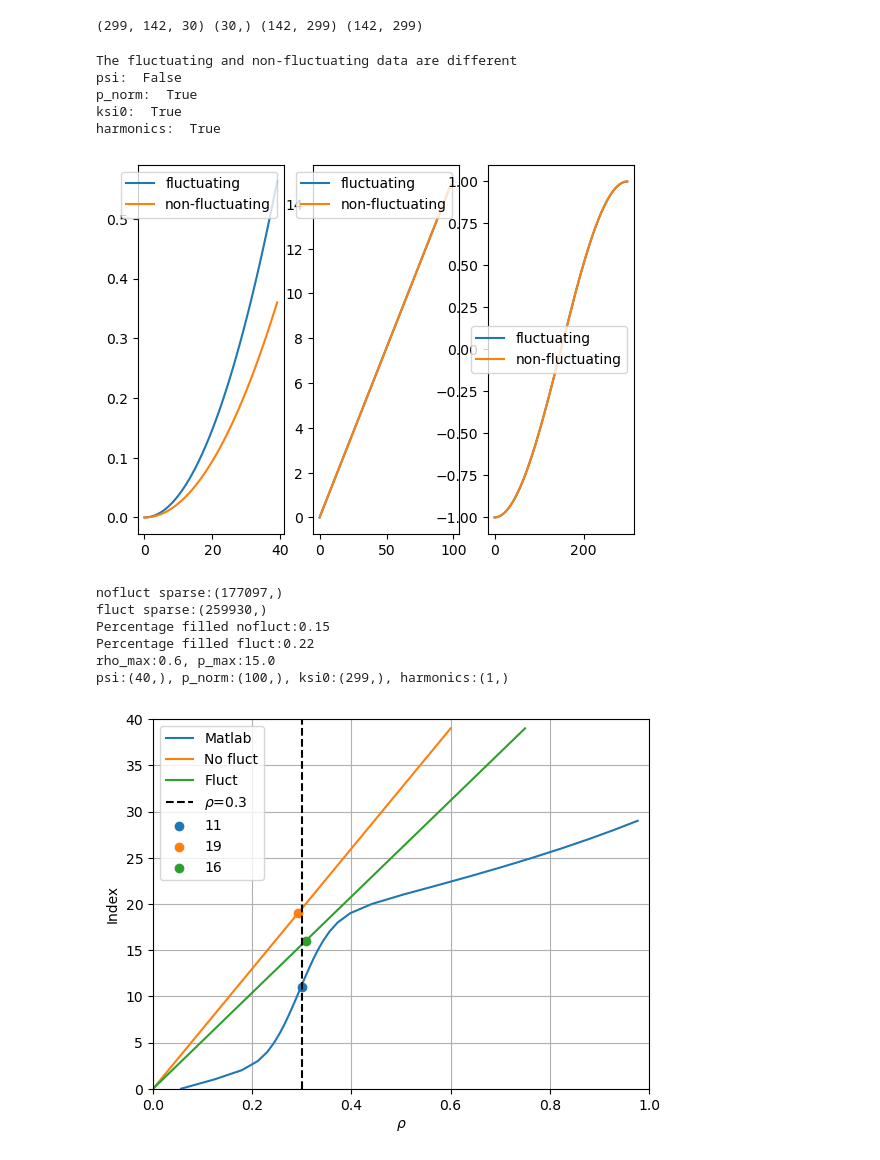
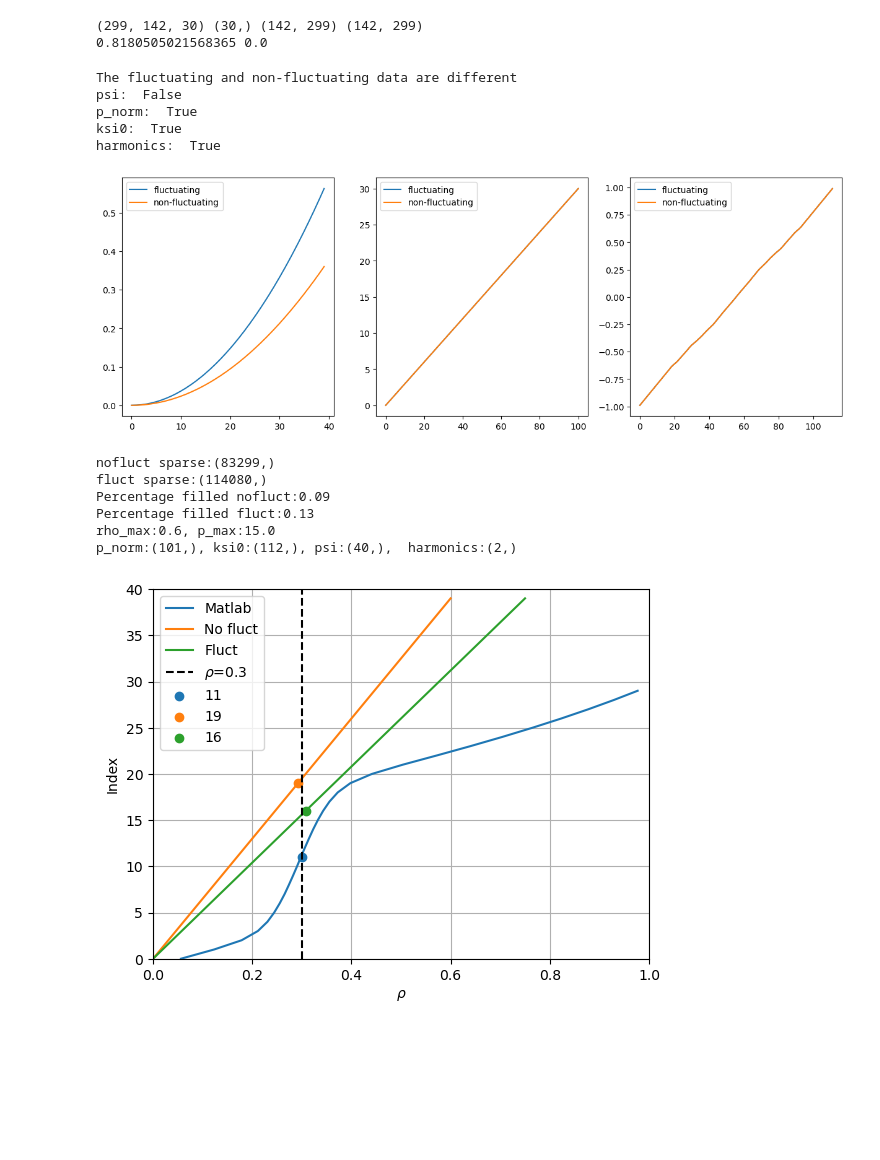
Before and after one commit to EwoutDevlaminck/WKBacca_QL, a Jupyter notebook: Analysis_sparse_test.ipynb, the cells around one changed output. Drawn from its saved outputs; the diff is of its cells as text; code cells hidden in the pictures; blank space fills up the shorter version.

Commit message:
Proper sparsification according to fortran convention for implementation in matlab after. Reran both cases and made the psi grid go all from 0.0022 to 1

```diff
--- a/Analysis_sparse_test.ipynb
+++ b/Analysis_sparse_test.ipynb
@@ -54,8 +54,10 @@ cm_data = [[0.2081, 0.1663, 0.5292], [0.2116238095, 0.1897809524, 0.5776761905],
 parula_map = LinearSegmentedColormap.from_list('parula', cm_data)
 parula_map.set_under(cm_data[0])
 # %%
-filename_nofluct = '/home/devlamin/Documents/WKBeam_related/Cases_ran_before/TCV72644_1.25/No_fluct/QL_bounce_TCV72644_1.25_nofluct_sparse.h5'
-filename_fluct = '/home/devlamin/Documents/WKBeam_related/Cases_ran_before/TCV72644_1.25/Fluct/QL_bounce_TCV72644_1.25_fluct_sparse.h5'
+filename_nofluct = '/home/devlamin/Documents/WKBeam_related/WKBacca_QL/QL_bounce_TCV72644_1.25_nofluct_LUKE_sparse.h5'
+filename_fluct = '/home/devlamin/Documents/WKBeam_related/WKBacca_QL/QL_bounce_TCV72644_1.25_fluct_LUKE_sparse.h5'
+
+#filename_fluct = '/home/devlamin/Documents/WKBeam_related/Cases_ran_before/TCV72644_1.25/Fluct/QL_bounce_TCV72644_1.25_fluct_sparse.h5'
 
 matlab_file = '/home/devlamin/Documents/WKBeam_related/WKBacca_QL/WKBacca_cases/TCV72644_1.25/input/Drf_data.mat'
 # %%
@@ -69,8 +71,13 @@ Pnorm_mat = mat['PP'][0,0]
 Ksi0_mat = mat['MHU'][0,0]
 Ppar_mat, Pper_mat = Pnorm_mat*Ksi0_mat, Pnorm_mat*np.sqrt(1-Ksi0_mat**2)
 print(Drf_mat.shape, rho_mat.shape, Pnorm_mat.shape, Ksi0_mat.shape)
+
+max_mat = np.max(Drf_mat)
+min_mat = np.min(Drf_mat)
+print(max_mat, min_mat)
 # %% [output]
 (299, 142, 30) (30,) (142, 299) (142, 299)
+0.8180505021568365 0.0
 # %%
 file_nofluct = h5py.File(filename_nofluct, 'r')
 file_fluct = h5py.File(filename_fluct, 'r')
@@ -90,7 +97,7 @@ harmonics = file_nofluct['harmonics'][()]
 Trapksi0_w = file_nofluct['Trapksi0_w'][()]
 Trapksi0_h = file_nofluct['Trapksi0_h'][()]
 
-QL_bounce_sparse = file_nofluct[dataname][()]
+QL_bounce_sparse = file_nofluct[dataname + '_sparse'][()]
 QL_mask = file_nofluct['mask_'+dataname][()]
 
 file_nofluct.close()
@@ -105,7 +112,7 @@ harmonics_fluct = file_fluct['harmonics'][()]
 Trapksi0_w_fluct = file_fluct['Trapksi0_w'][()]
 Trapksi0_h_fluct = file_fluct['Trapksi0_h'][()]
 
-QL_bounce_sparse_fluct = file_fluct[dataname][()]
+QL_bounce_sparse_fluct = file_fluct[dataname + '_sparse'][()]
 QL_mask_fluct = file_fluct['mask_'+dataname][()]
 
 file_fluct.close()
@@ -147,43 +154,43 @@ else:
     print('psi: ', np.all(psi_fluct == psi))
     print('p_norm: ', np.all(p_norm_fluct == p_norm))
     print('ksi0: ', np.all(ksi0_fluct == ksi0))
     print('harmonics: ', np.all(harmonics_fluct == harmonics))
-    plt.figure()
+    plt.figure(figsize=(15, 5))
     ax = plt.subplot(131)
     plt.plot(psi_fluct.flatten(), label='fluctuating')
     plt.plot(psi.flatten(), label='non-fluctuating')
     plt.legend()
     ax = plt.subplot(132)
     plt.plot(p_norm_fluct.flatten(), label='fluctuating')
     plt.plot(p_norm.flatten(), label='non-fluctuating')
     plt.legend()
     ax = plt.subplot(133)
     plt.plot(ksi0_fluct.flatten(), label='fluctuating')
     plt.plot(ksi0.flatten(), label='non-fluctuating')
     plt.legend()
     plt.show()
 
-p_max = np.max(p_norm)
+p_max = np.max(p_norm)/2
 rho_max = np.max(np.sqrt(psi))
 print(f'nofluct sparse:{QL_bounce_sparse.shape}')
 print(f'fluct sparse:{QL_bounce_sparse_fluct.shape}')
 print(f'Percentage filled nofluct:{QL_bounce_sparse.shape[0]/(psi.shape[0]*p_norm.shape[0]*ksi0.shape[0]*harmonics.shape[0]):.2f}')
 print(f'Percentage filled fluct:{QL_bounce_sparse_fluct.shape[0]/(psi_fluct.shape[0]*p_norm_fluct.shape[0]*ksi0_fluct.shape[0]*harmonics_fluct.shape[0]):.2f}')
 print(f'rho_max:{rho_max}, p_max:{p_max}')
-print(f'psi:{psi.shape}, p_norm:{p_norm.shape}, ksi0:{ksi0.shape}, harmonics:{harmonics.shape}')
+print(f'p_norm:{p_norm.shape}, ksi0:{ksi0.shape}, psi:{psi.shape},  harmonics:{harmonics.shape}')
 # %% [output]
 The fluctuating and non-fluctuating data are different
 psi:  False
 p_norm:  True
 ksi0:  True
 harmonics:  True
-[figure, old version]
+[figure, new version]
-nofluct sparse:(177097,)
-fluct sparse:(259930,)
-Percentage filled nofluct:0.15
-Percentage filled fluct:0.22
+nofluct sparse:(83299,)
+fluct sparse:(114080,)
+Percentage filled nofluct:0.09
+Percentage filled fluct:0.13
 rho_max:0.6, p_max:15.0
-psi:(40,), p_norm:(100,), ksi0:(299,), harmonics:(1,)
+p_norm:(101,), ksi0:(112,), psi:(40,),  harmonics:(2,)
 # %%
 def closest_index(val):
     return np.argmin(np.abs(rho_mat- val)), np.argmin(np.abs(np.sqrt(psi)- val)), np.argmin(np.abs(np.sqrt(psi_fluct)- val))
```
Also changed, not shown: parts of 9 cells of this notebook, 5 other files.
